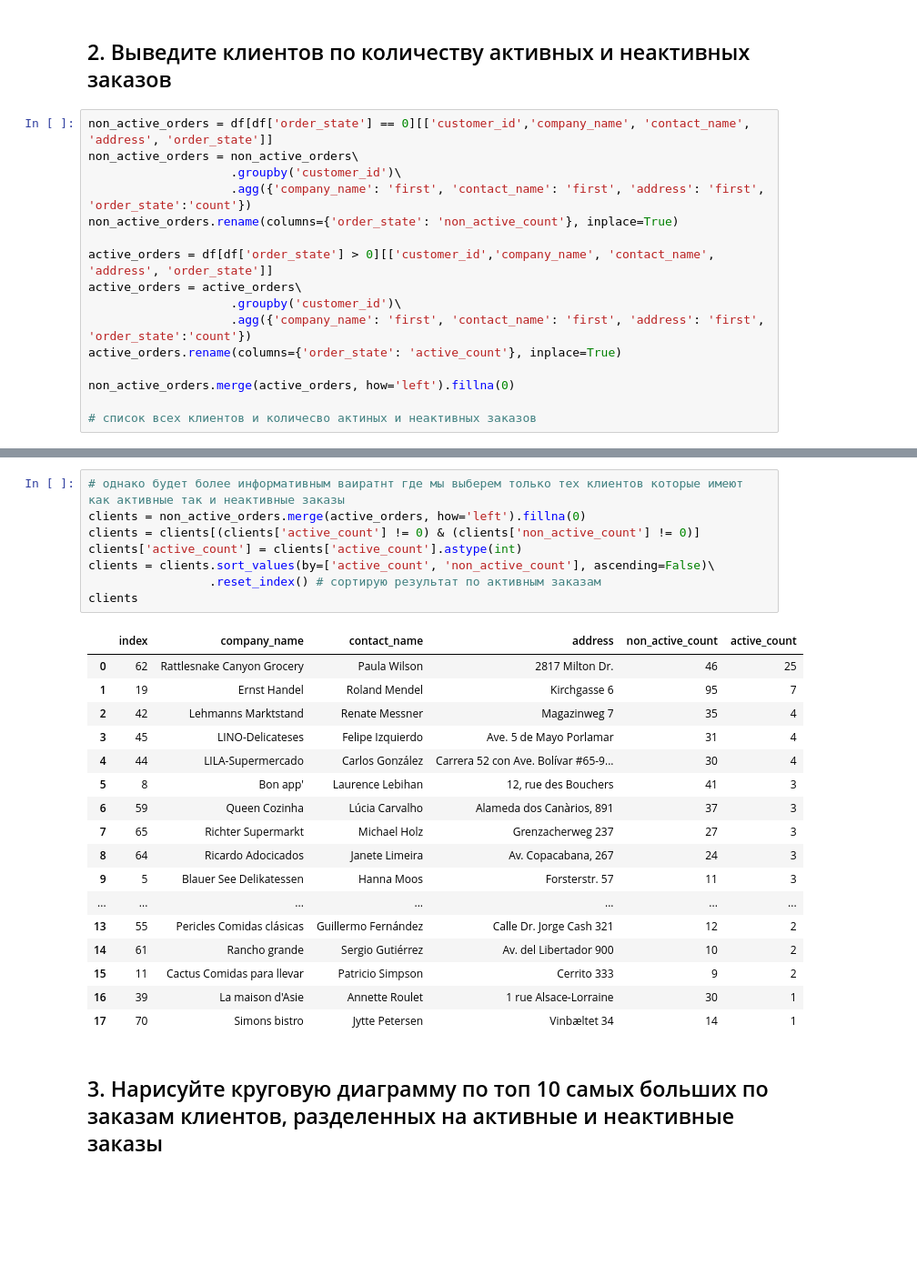
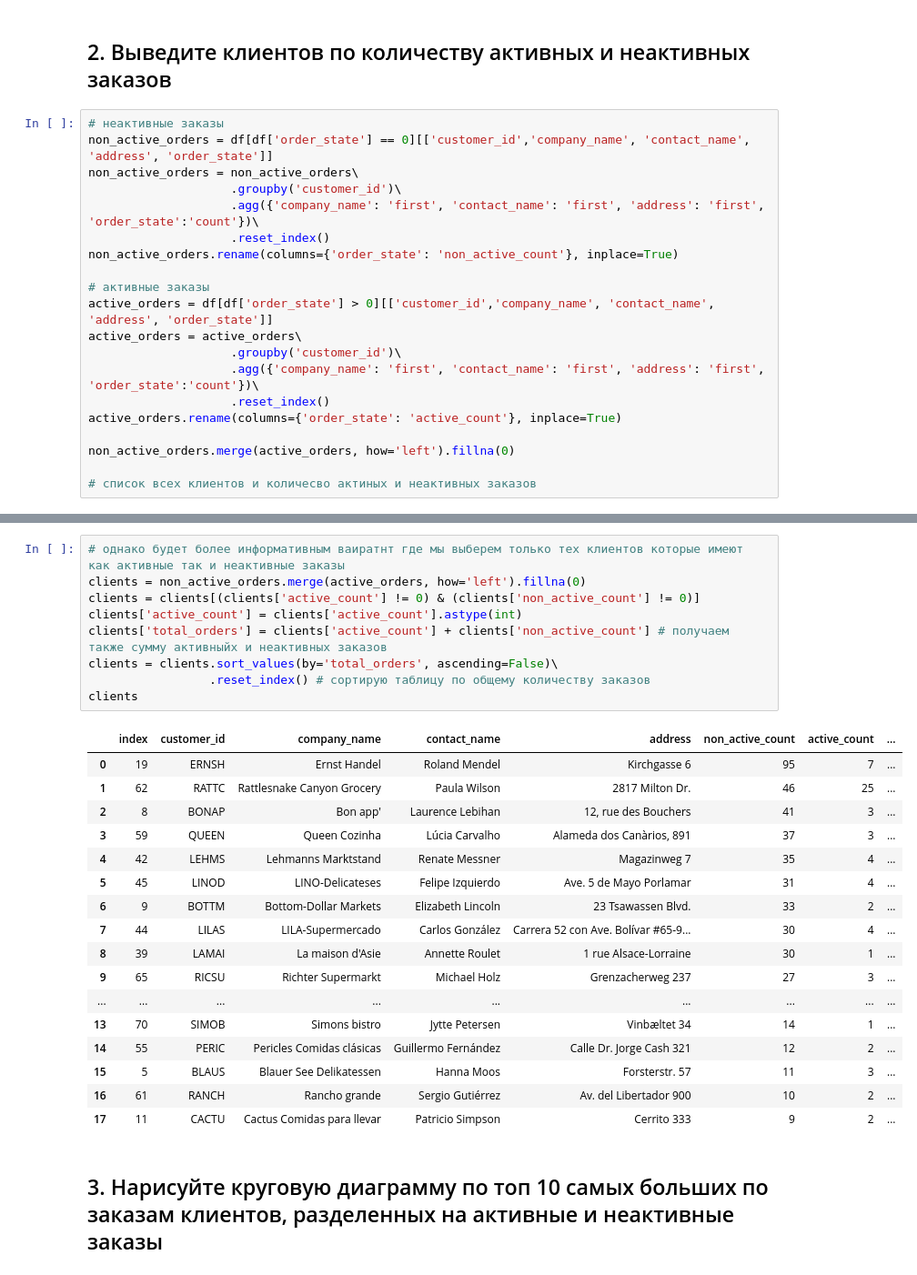
Before and after one commit to gleb-pan/data-analytics-decode, a Jupyter notebook: Python+SQL/Python_code/Submission8.ipynb, the cells around one changed output, grey strips where cells are left out. Shown at 91% size. Drawn from its saved outputs; the diff is of its cells as text; blank space fills up the shorter version.

```diff
--- a/Python+SQL/Python_code/Submission8.ipynb
+++ b/Python+SQL/Python_code/Submission8.ipynb
@@ -90,16 +90,20 @@ highest_active.head(1)
 # %% [markdown]
 ## 2. Выведите клиентов по количеству активных и неактивных заказов
 # %%
+# неактивные заказы
 non_active_orders = df[df['order_state'] == 0][['customer_id','company_name', 'contact_name', 'address', 'order_state']]
 non_active_orders = non_active_orders\
                     .groupby('customer_id')\
-                    .agg({'company_name': 'first', 'contact_name': 'first', 'address': 'first', 'order_state':'count'})
+                    .agg({'company_name': 'first', 'contact_name': 'first', 'address': 'first', 'order_state':'count'})\
+                    .reset_index()
 non_active_orders.rename(columns={'order_state': 'non_active_count'}, inplace=True)
 
+# активные заказы
 active_orders = df[df['order_state'] > 0][['customer_id','company_name', 'contact_name', 'address', 'order_state']]
 active_orders = active_orders\
                     .groupby('customer_id')\
-                    .agg({'company_name': 'first', 'contact_name': 'first', 'address': 'first', 'order_state':'count'})
+                    .agg({'company_name': 'first', 'contact_name': 'first', 'address': 'first', 'order_state':'count'})\
+                    .reset_index()
 active_orders.rename(columns={'order_state': 'active_count'}, inplace=True)
 
 non_active_orders.merge(active_orders, how='left').fillna(0)
@@ -122,29 +126,30 @@ non_active_orders.merge(active_orders, how='left').fillna(0)
 # %%
 # однако будет более информативным ваиратнт где мы выберем только тех клиентов которые имеют как активные так и неактивные заказы
 clients = non_active_orders.merge(active_orders, how='left').fillna(0)
 clients = clients[(clients['active_count'] != 0) & (clients['non_active_count'] != 0)]
 clients['active_count'] = clients['active_count'].astype(int)
-clients = clients.sort_values(by=['active_count', 'non_active_count'], ascending=False)\
-                 .reset_index() # сортирую результат по активным заказам
+clients['total_orders'] = clients['active_count'] + clients['non_active_count'] # получаем также сумму активныйх и неактивных заказов
+clients = clients.sort_values(by='total_orders', ascending=False)\
+                 .reset_index() # сортирую таблицу по общему количеству заказов
 clients
 # %% [output]
-|  | index | company_name | contact_name | address | non_active_count | active_count |
-| 0 | 62 | Rattlesnake Canyon Grocery | Paula Wilson | 2817 Milton Dr. | 46 | 25 |
-| 1 | 19 | Ernst Handel | Roland Mendel | Kirchgasse 6 | 95 | 7 |
-| 2 | 42 | Lehmanns Marktstand | Renate Messner | Magazinweg 7 | 35 | 4 |
-| 3 | 45 | LINO-Delicateses | Felipe Izquierdo | Ave. 5 de Mayo Porlamar | 31 | 4 |
-| 4 | 44 | LILA-Supermercado | Carlos González | Carrera 52 con Ave. Bolívar #65-9... | 30 | 4 |
-| 5 | 8 | Bon app' | Laurence Lebihan | 12, rue des Bouchers | 41 | 3 |
-| 6 | 59 | Queen Cozinha | Lúcia Carvalho | Alameda dos Canàrios, 891 | 37 | 3 |
-| 7 | 65 | Richter Supermarkt | Michael Holz | Grenzacherweg 237 | 27 | 3 |
-| 8 | 64 | Ricardo Adocicados | Janete Limeira | Av. Copacabana, 267 | 24 | 3 |
-| 9 | 5 | Blauer See Delikatessen | Hanna Moos | Forsterstr. 57 | 11 | 3 |
-| ... | ... | ... | ... | ... | ... | ... |
-| 13 | 55 | Pericles Comidas clásicas | Guillermo Fernández | Calle Dr. Jorge Cash 321 | 12 | 2 |
-| 14 | 61 | Rancho grande | Sergio Gutiérrez | Av. del Libertador 900 | 10 | 2 |
-| 15 | 11 | Cactus Comidas para llevar | Patricio Simpson | Cerrito 333 | 9 | 2 |
-| 16 | 39 | La maison d'Asie | Annette Roulet | 1 rue Alsace-Lorraine | 30 | 1 |
-| 17 | 70 | Simons bistro | Jytte Petersen | Vinbæltet 34 | 14 | 1 |
+|  | index | customer_id | company_name | contact_name | address | non_active_count | active_count | ... |
+| 0 | 19 | ERNSH | Ernst Handel | Roland Mendel | Kirchgasse 6 | 95 | 7 | ... |
+| 1 | 62 | RATTC | Rattlesnake Canyon Grocery | Paula Wilson | 2817 Milton Dr. | 46 | 25 | ... |
+| 2 | 8 | BONAP | Bon app' | Laurence Lebihan | 12, rue des Bouchers | 41 | 3 | ... |
+| 3 | 59 | QUEEN | Queen Cozinha | Lúcia Carvalho | Alameda dos Canàrios, 891 | 37 | 3 | ... |
+| 4 | 42 | LEHMS | Lehmanns Marktstand | Renate Messner | Magazinweg 7 | 35 | 4 | ... |
+| 5 | 45 | LINOD | LINO-Delicateses | Felipe Izquierdo | Ave. 5 de Mayo Porlamar | 31 | 4 | ... |
+| 6 | 9 | BOTTM | Bottom-Dollar Markets | Elizabeth Lincoln | 23 Tsawassen Blvd. | 33 | 2 | ... |
+| 7 | 44 | LILAS | LILA-Supermercado | Carlos González | Carrera 52 con Ave. Bolívar #65-9... | 30 | 4 | ... |
+| 8 | 39 | LAMAI | La maison d'Asie | Annette Roulet | 1 rue Alsace-Lorraine | 30 | 1 | ... |
+| 9 | 65 | RICSU | Richter Supermarkt | Michael Holz | Grenzacherweg 237 | 27 | 3 | ... |
+| ... | ... | ... | ... | ... | ... | ... | ... | ... |
+| 13 | 70 | SIMOB | Simons bistro | Jytte Petersen | Vinbæltet 34 | 14 | 1 | ... |
+| 14 | 55 | PERIC | Pericles Comidas clásicas | Guillermo Fernández | Calle Dr. Jorge Cash 321 | 12 | 2 | ... |
+| 15 | 5 | BLAUS | Blauer See Delikatessen | Hanna Moos | Forsterstr. 57 | 11 | 3 | ... |
+| 16 | 61 | RANCH | Rancho grande | Sergio Gutiérrez | Av. del Libertador 900 | 10 | 2 | ... |
+| 17 | 11 | CACTU | Cactus Comidas para llevar | Patricio Simpson | Cerrito 333 | 9 | 2 | ... |
 # %% [markdown]
 ## 3. Нарисуйте круговую диаграмму по топ 10 самых больших по заказам клиентов, разделенных на активные и неактивные заказы
 # %%
```
Also changed, not shown: parts of 2 cells of this notebook, 1 other file.
